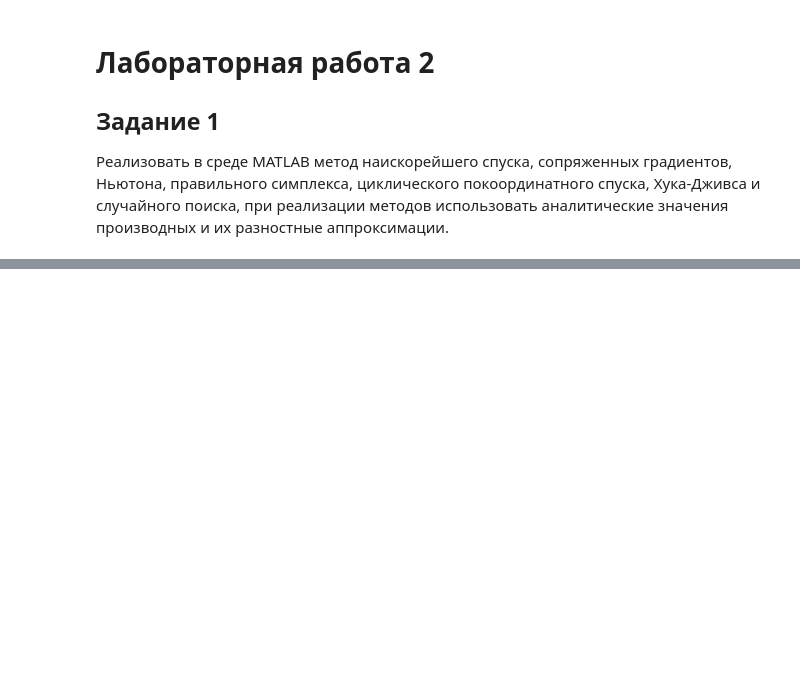
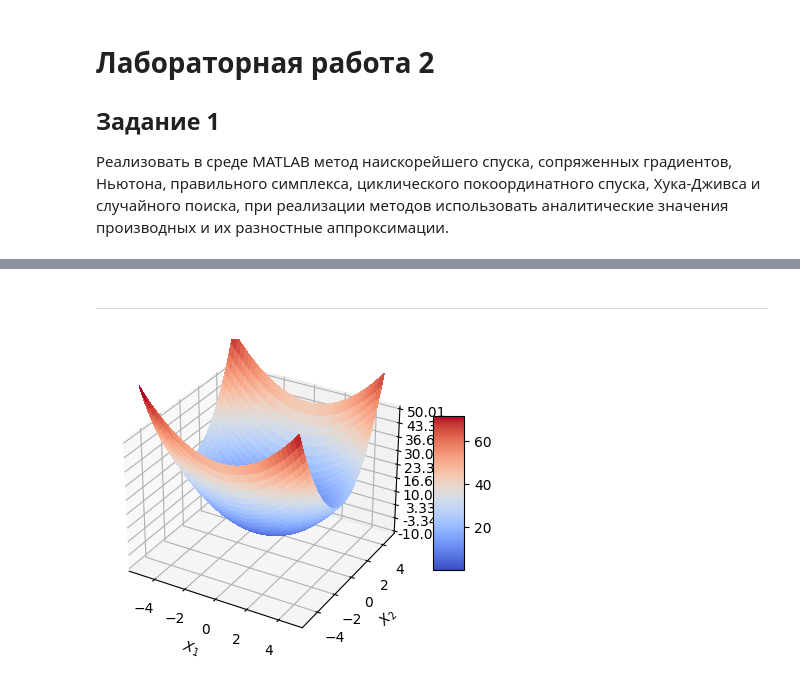
Before and after one commit to niceguy135/optimization_labs, a Jupyter notebook: Lab2.ipynb, the cells around one changed output, grey strips where cells are left out. Saved outputs shown, nothing was run; the diff lists cells and outputs as text; code cells hidden in the pictures; blank space fills up the shorter version.

```diff
--- a/Lab2.ipynb
+++ b/Lab2.ipynb
@@ -415,0 +426,42 @@ def random_search_method(func, start_point, eps=.001):
+# %% [markdown]
+---
+# %%
+import matplotlib.pyplot as plt
+import numpy as np
+
+from matplotlib import cm
+from matplotlib.ticker import LinearLocator
+from sympy.abc import x, y
+
+research_function = lambda alpha: x**2 + alpha * y**2
+start_point = [5.0, 5.0]
+
+plt.rcParams['figure.figsize'] = [5, 4]
+fig, ax = plt.subplots(subplot_kw={"projection": "3d"})
+
+alpha = 2.0
+func_lambda = lambdify([x, y], research_function(alpha))
+# Make data.
+X = np.arange(-5, 5, 0.25)
+Y = np.arange(-5, 5, 0.25)
+X, Y = np.meshgrid(X, Y)
+Z = func_lambda(X, Y)
+
+# Plot the surface.
+surf = ax.plot_surface(X, Y, Z, cmap=cm.coolwarm,
+                       linewidth=0, antialiased=False)
+
+# Customize the z axis.
+ax.set_zlim(-10.01, 50.01)
+ax.zaxis.set_major_locator(LinearLocator(10))
+# A StrMethodFormatter is used automatically
+ax.zaxis.set_major_formatter('{x:.02f}')
+ax.set_xlabel(r'$X_{1}$')
+ax.set_ylabel(r'$X_{2}$')
+
+# Add a color bar which maps values to colors.
+fig.colorbar(surf, shrink=0.5, aspect=5)
+
+plt.show()
+# %% [output]
+[figure, added]
```
Also changed, not shown: parts of 6 cells of this notebook.
